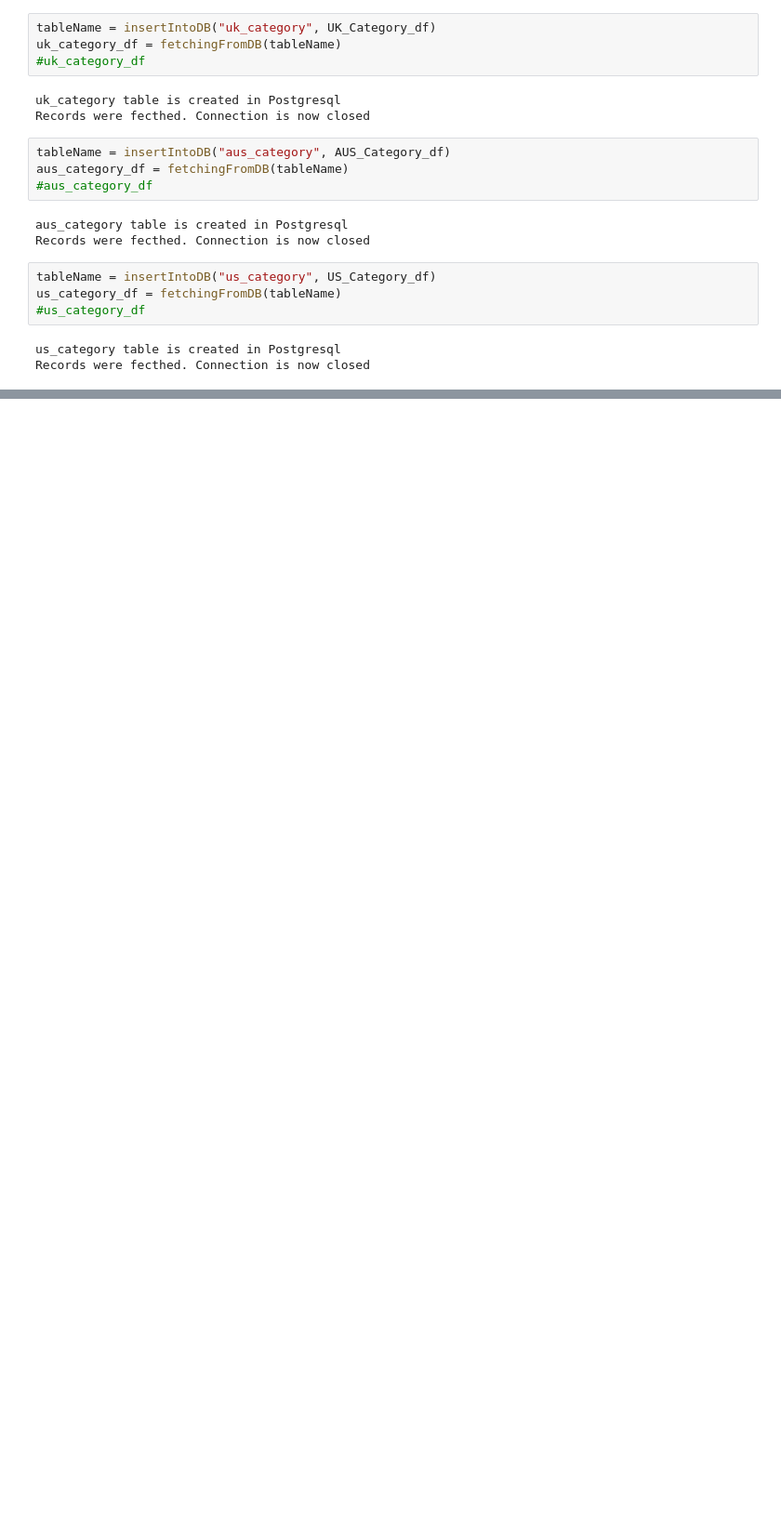
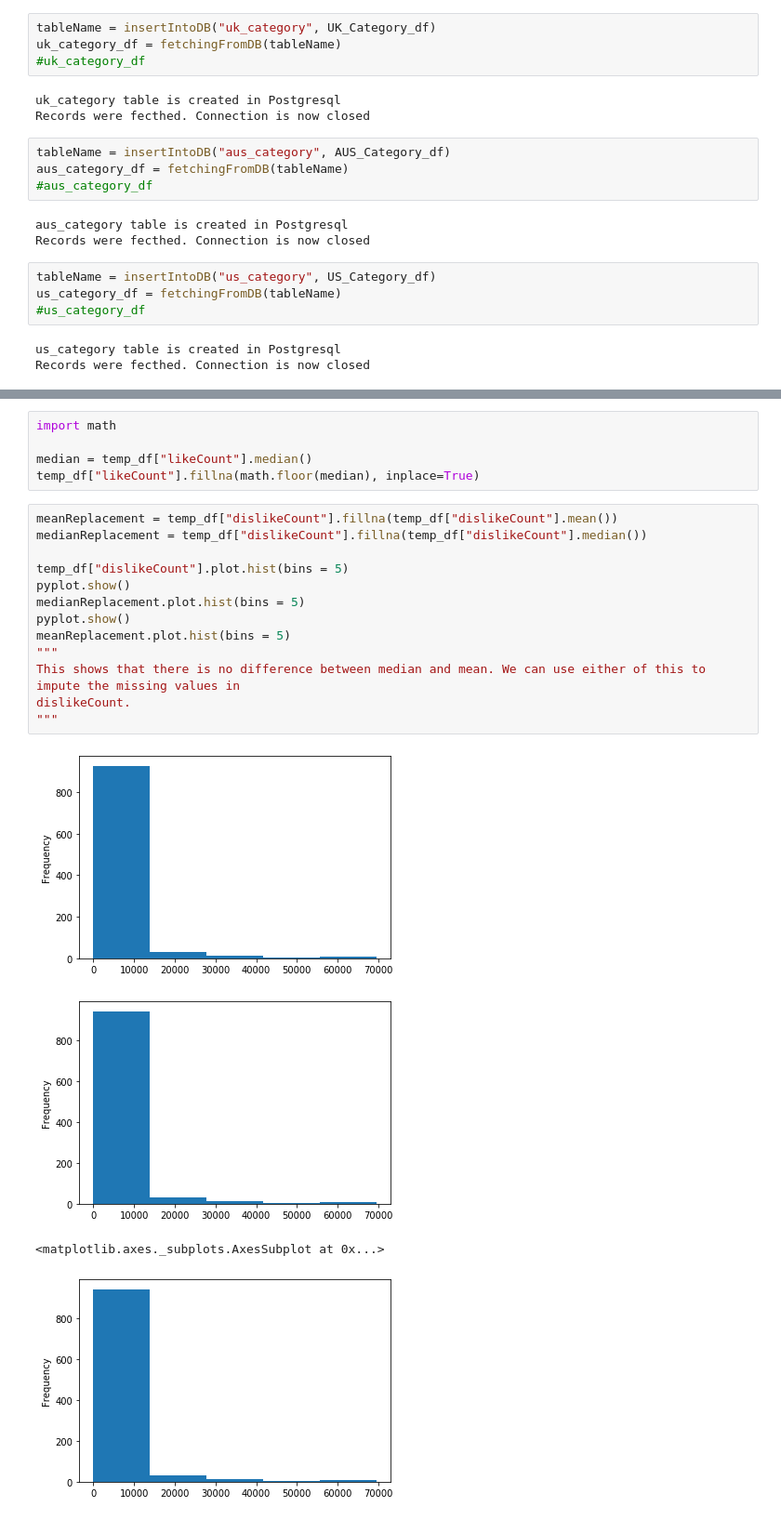
Before and after one commit to AdityaDarak22/video-streaming-data-analysis, a Jupyter notebook: src/youtube analysis.ipynb, the cells around one changed output, grey strips where cells are left out. Shown: that part at 93% size. Drawn from its saved outputs; the diff is of its cells as text; blank space fills up the shorter version.

```diff
--- a/src/youtube analysis.ipynb
+++ b/src/youtube analysis.ipynb
@@ -627,0 +728,23 @@ Records were fecthed. Connection is now closed
+# %%
+import math
+
+median = temp_df["likeCount"].median()
+temp_df["likeCount"].fillna(math.floor(median), inplace=True)
+# %%
+meanReplacement = temp_df["dislikeCount"].fillna(temp_df["dislikeCount"].mean())
+medianReplacement = temp_df["dislikeCount"].fillna(temp_df["dislikeCount"].median())
+
+temp_df["dislikeCount"].plot.hist(bins = 5)
+pyplot.show()
+medianReplacement.plot.hist(bins = 5)
+pyplot.show()
+meanReplacement.plot.hist(bins = 5)
+"""
+This shows that there is no difference between median and mean. We can use either of this to impute the missing values in
+dislikeCount.
+"""
+# %% [output]
+[figure, added]
+[figure, added]
+<matplotlib.axes._subplots.AxesSubplot at 0x...>
+[figure, added]
```
Also changed, not shown: parts of 14 cells of this notebook.
